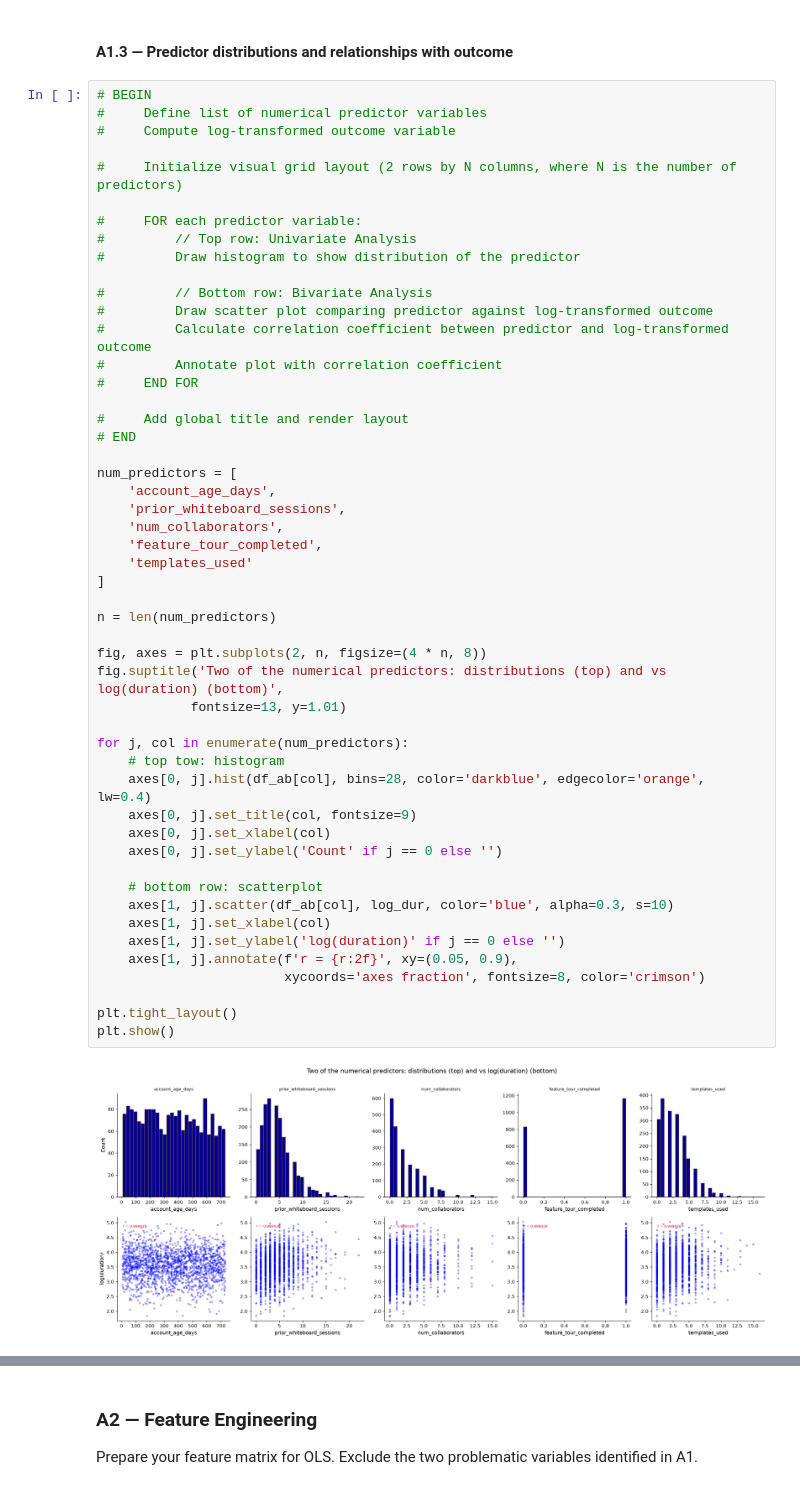
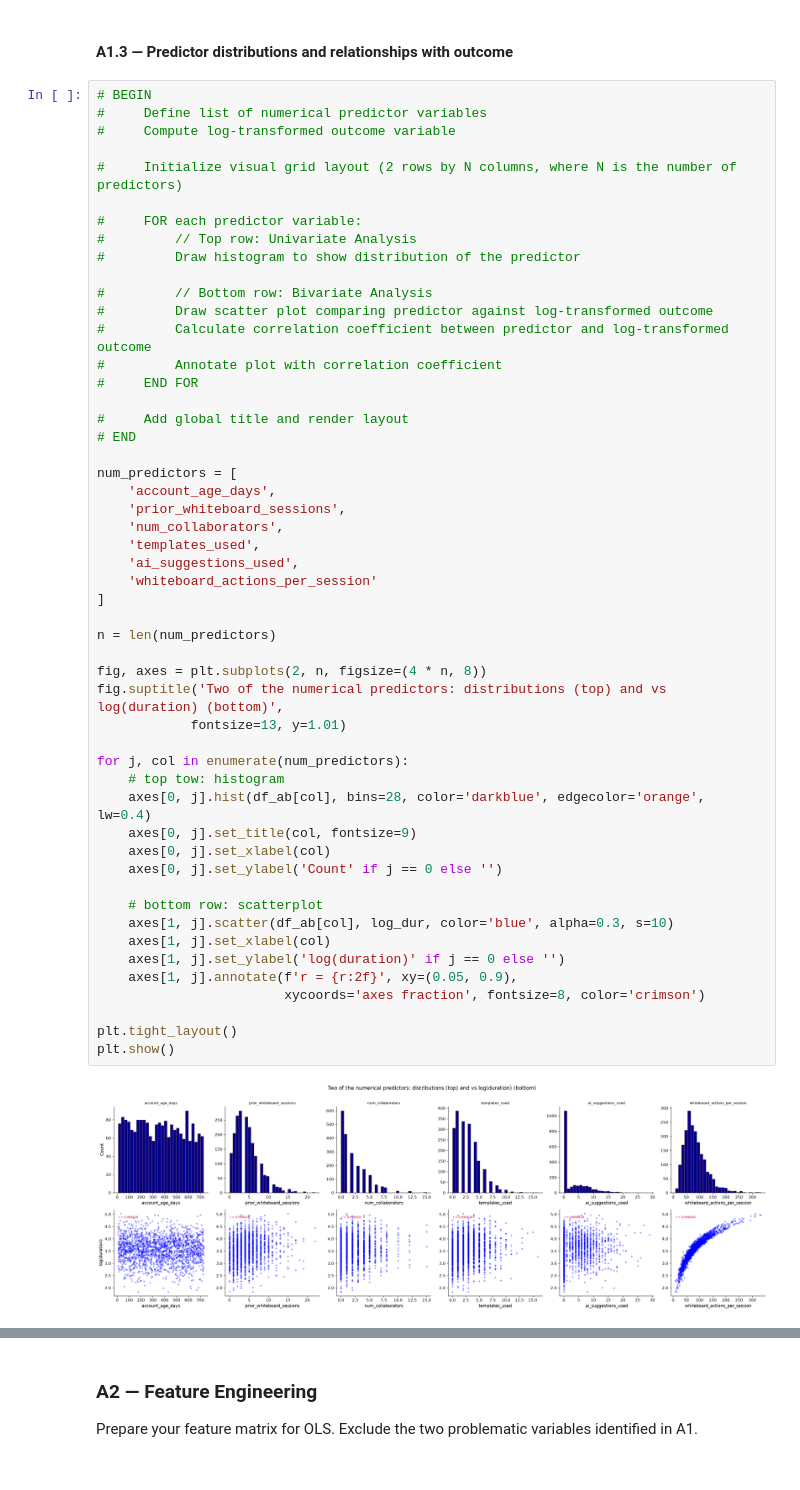
Before and after one commit to ChristianSantos2671/Santos_Christian_A02, a Jupyter notebook: iat461_a2_ChristianSantos_cjs30.ipynb, the cells around one changed output, grey strips where cells are left out. Drawn from its saved outputs; the diff is of its cells as text.

```diff
--- a/iat461_a2_ChristianSantos_cjs30.ipynb
+++ b/iat461_a2_ChristianSantos_cjs30.ipynb
@@ -296,36 +296,37 @@ treatment   989.0  7.33  4.55  0.0  4.0  7.0  10.0  29.0
 
 num_predictors = [
     'account_age_days',
     'prior_whiteboard_sessions',
     'num_collaborators',
-    'feature_tour_completed',
-    'templates_used'
+    'templates_used',
+    'ai_suggestions_used',
+    'whiteboard_actions_per_session'
 ]
 
 n = len(num_predictors)
 
 fig, axes = plt.subplots(2, n, figsize=(4 * n, 8))
 fig.suptitle('Two of the numerical predictors: distributions (top) and vs log(duration) (bottom)',
             fontsize=13, y=1.01)
 
 for j, col in enumerate(num_predictors):
     # top tow: histogram
     axes[0, j].hist(df_ab[col], bins=28, color='darkblue', edgecolor='orange', lw=0.4)
     axes[0, j].set_title(col, fontsize=9)
     axes[0, j].set_xlabel(col)
     axes[0, j].set_ylabel('Count' if j == 0 else '')
 
     # bottom row: scatterplot
     axes[1, j].scatter(df_ab[col], log_dur, color='blue', alpha=0.3, s=10)
     axes[1, j].set_xlabel(col)
     axes[1, j].set_ylabel('log(duration)' if j == 0 else '')
     axes[1, j].annotate(f'r = {r:2f}', xy=(0.05, 0.9),
                         xycoords='axes fraction', fontsize=8, color='crimson')
 
 plt.tight_layout()
 plt.show()
 # %% [output]
-[figure, old version]
+[figure, new version]
 # %%
 # BEGIN
 #     Define list of categorical predictor variables
```
Also changed, not shown: parts of 47 cells of this notebook.
